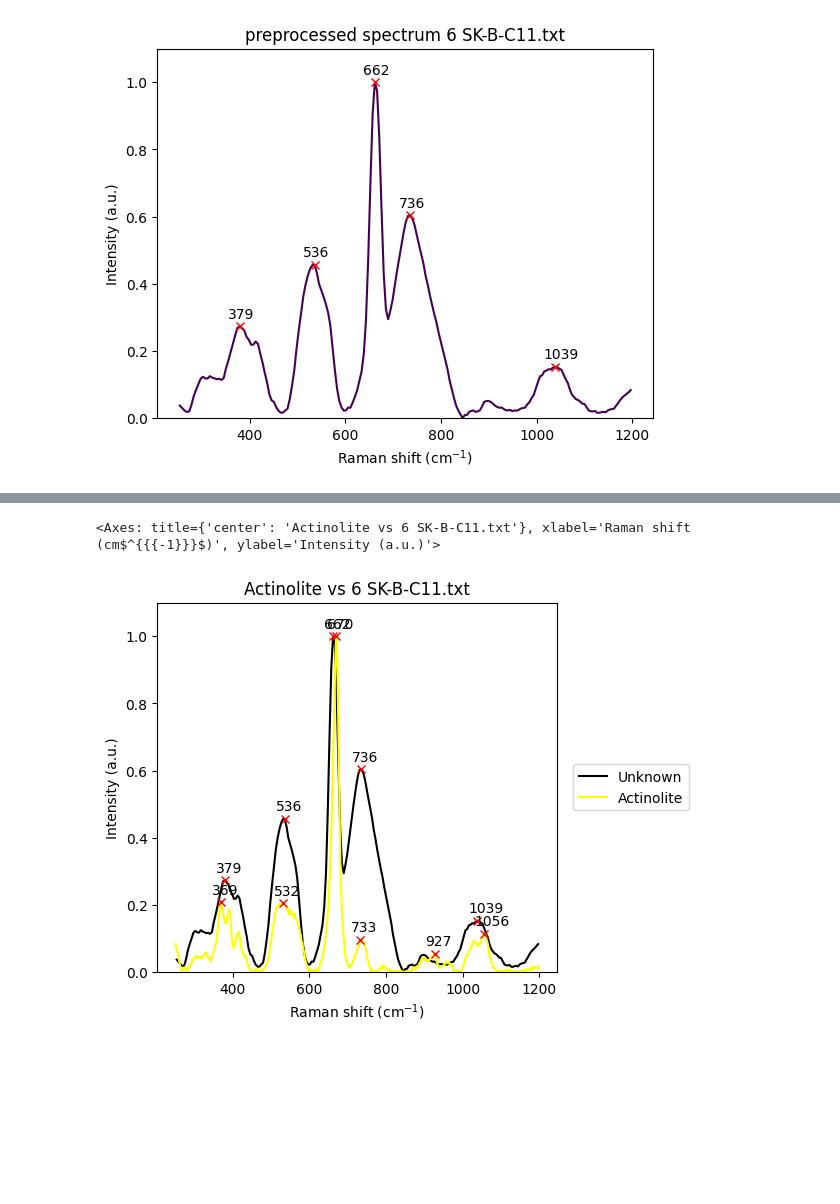
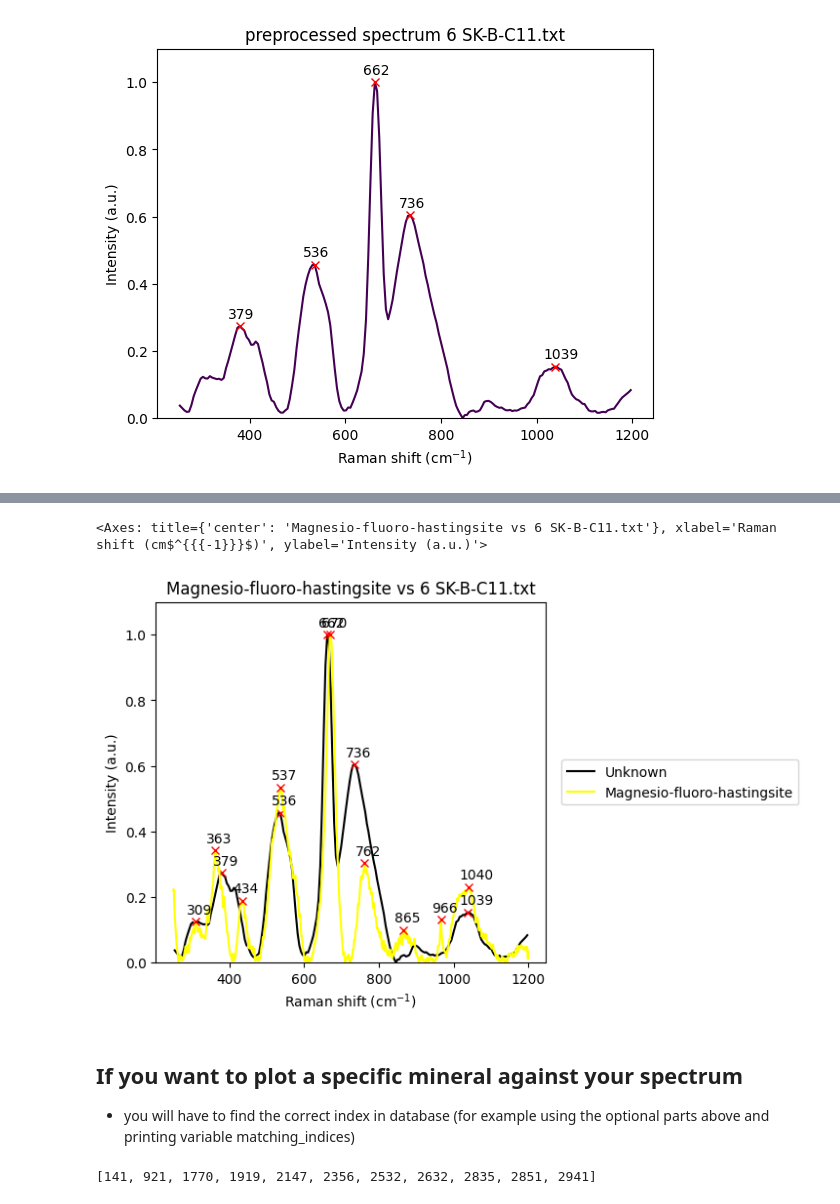
Before and after one commit to cljdevitre/raman-peak-id, a Jupyter notebook: Files/raman_ID_redo.ipynb, the cells around one changed output, grey strips where cells are left out. Cells and saved outputs as stored; diff of their text form; code cells hidden in the pictures; blank space fills up the shorter version.

```diff
--- a/Files/raman_ID_redo.ipynb
+++ b/Files/raman_ID_redo.ipynb
@@ -164,12 +172,13 @@ database=local_rruff_pp
 plot_type='single stacked'
 target_spectrum=preprocessed_unknown_spectrum
 
-N=30
+N=10
 similarity_scores = []
 for index, spectrum in enumerate(database[0]):
     similarity = spectral_similarity(target_spectrum, spectrum)
     similarity_scores.append((index, similarity))
 
+sim1=similarity_scores.copy()
 similarity_scores.sort(key=lambda x: x[1], reverse=True)
 top_matches = similarity_scores[:N]
 
@@ -185,7 +194,14 @@ rp.plot.spectra(target_spectrum, label="Target spectrum", color='k',title=f"Top{
 # %%
-match_2_plot=6
+match_2_plot=2
 rp.plot.peaks(preprocessed_unknown_spectrum,prominence=0.05,label='Unknown',color='k')
 rp.plot.peaks(database[0][top_matches[match_2_plot][0]],prominence=0.05,label=database[1][top_matches[match_2_plot][0]]['##NAMES'],color='yellow',title=f"{database[1][top_matches[match_2_plot][0]]['##NAMES']} vs {filename}")
 # %% [output]
-<Axes: title={'center': 'Actinolite vs 6 SK-B-C11.txt'}, xlabel='Raman shift (cm$^{{{-1}}}$)', ylabel='Intensity (a.u.)'>
+<Axes: title={'center': 'Magnesio-fluoro-hastingsite vs 6 SK-B-C11.txt'}, xlabel='Raman shift (cm$^{{{-1}}}$)', ylabel='Intensity (a.u.)'>
-[figure, old version]
+[figure, new version]
+# %% [markdown]
+## If you want to plot a specific mineral against your spectrum
+- you will have to find the correct index in database (for example using the optional parts above and printing variable matching_indices)
+# %%
+matching_indices
+# %% [output]
+[141, 921, 1770, 1919, 2147, 2356, 2532, 2632, 2835, 2851, 2941]
```
Also changed, not shown: parts of 9 cells of this notebook.
